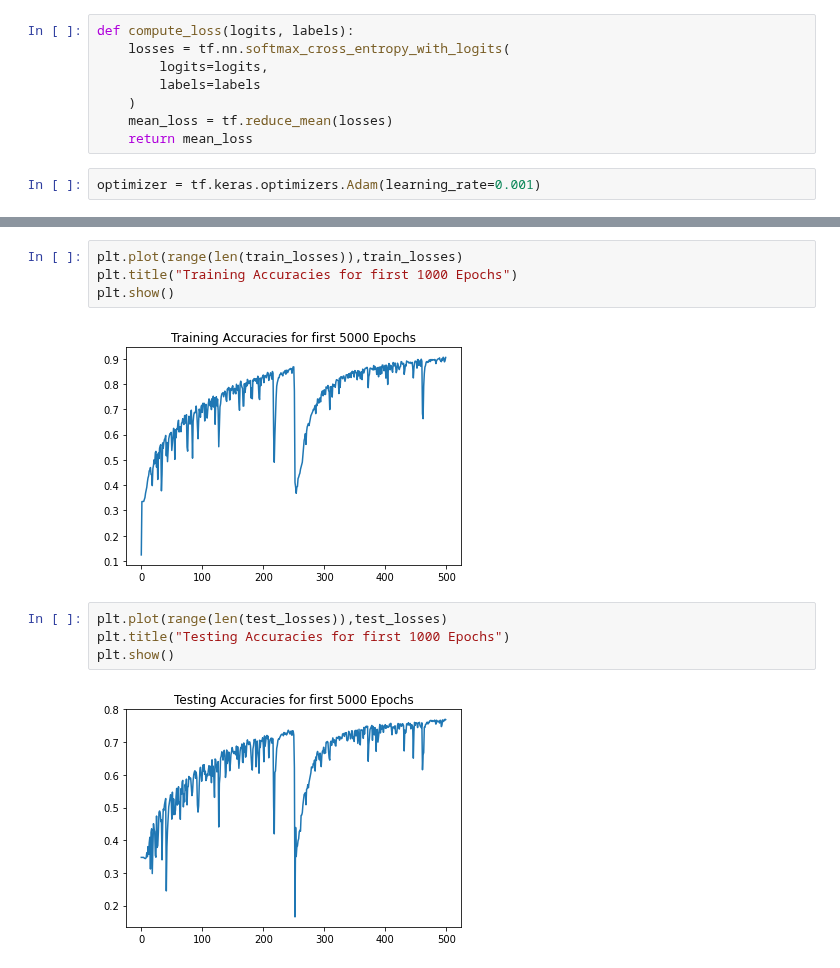
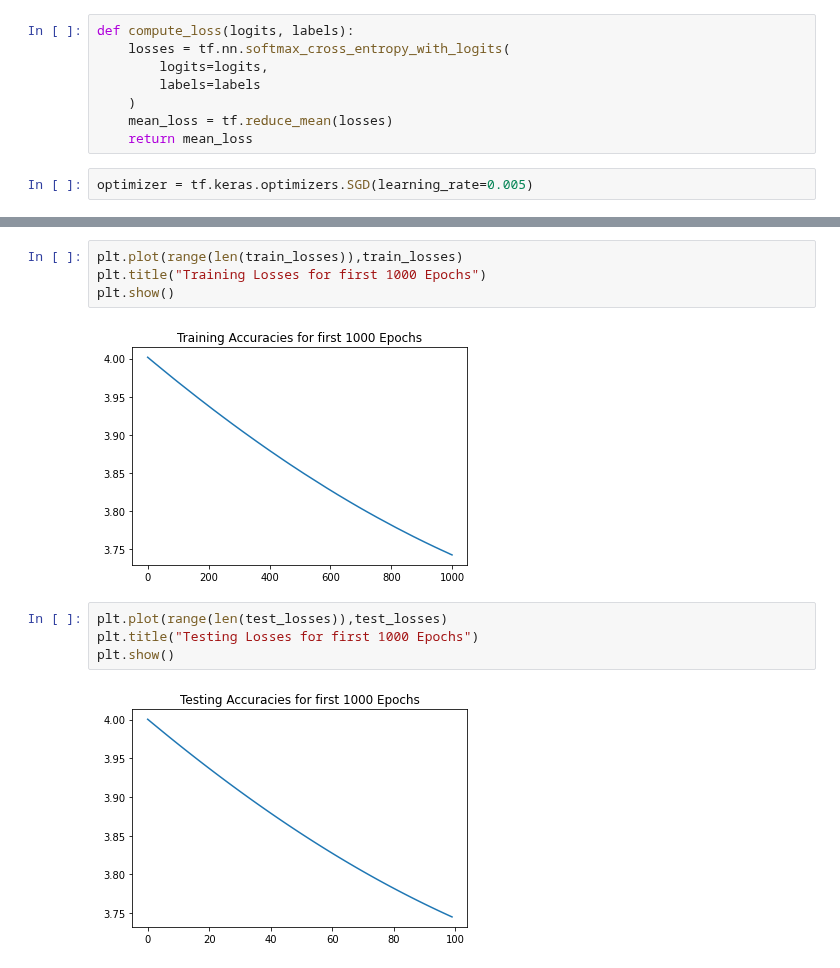
Before and after one commit to tejaspradhan/Graph-Neural-Networks, a Jupyter notebook: emotion-analysis-gnn/Google_EA_TextGCN.ipynb, the cells around one changed output, grey strips where cells are left out. Drawn from its saved outputs; the diff is of its cells as text.

Commit message:
completed training for 1000 epochs

```diff
--- a/emotion-analysis-gnn/Google_EA_TextGCN.ipynb
+++ b/emotion-analysis-gnn/Google_EA_TextGCN.ipynb
@@ -302,7 +326,7 @@ def compute_loss(logits, labels):
     mean_loss = tf.reduce_mean(losses)
     return mean_loss
 # %%
-optimizer = tf.keras.optimizers.Adam(learning_rate=0.001)
+optimizer = tf.keras.optimizers.SGD(learning_rate=0.005)
 # %%
 train_losses, test_losses = [],[]
 for step in range(1000):
@@ -327,15 +366,15 @@ KeyboardInterrupt: ignored
 # %%
 plt.plot(range(len(train_losses)),train_losses)
-plt.title("Training Accuracies for first 1000 Epochs")
+plt.title("Training Losses for first 1000 Epochs")
 plt.show()
 # %% [output]
-[figure, old version]
+[figure, new version]
 # %%
 plt.plot(range(len(test_losses)),test_losses)
-plt.title("Testing Accuracies for first 1000 Epochs")
+plt.title("Testing Losses for first 1000 Epochs")
 plt.show()
 # %% [output]
-[figure, old version]
+[figure, new version]
 # %%
 print("Best Training Accuracy - " ,max(np.array(train_accs))*100)
 # %% [output]
```
Also changed, not shown: parts of 10 cells of this notebook.
